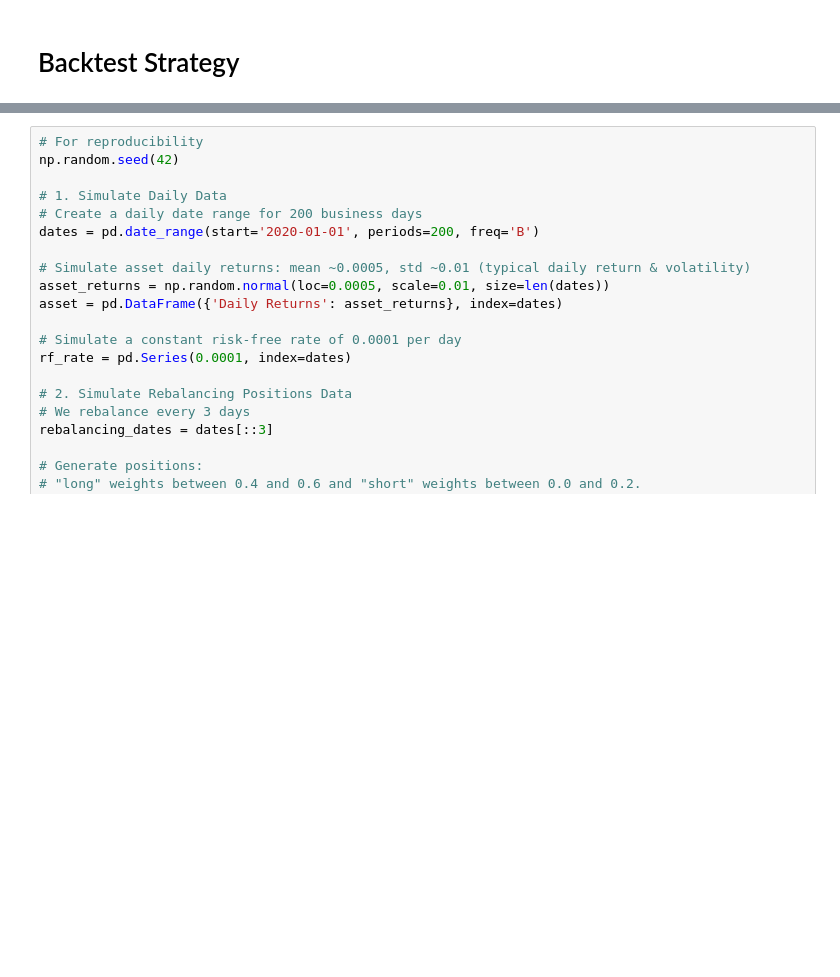
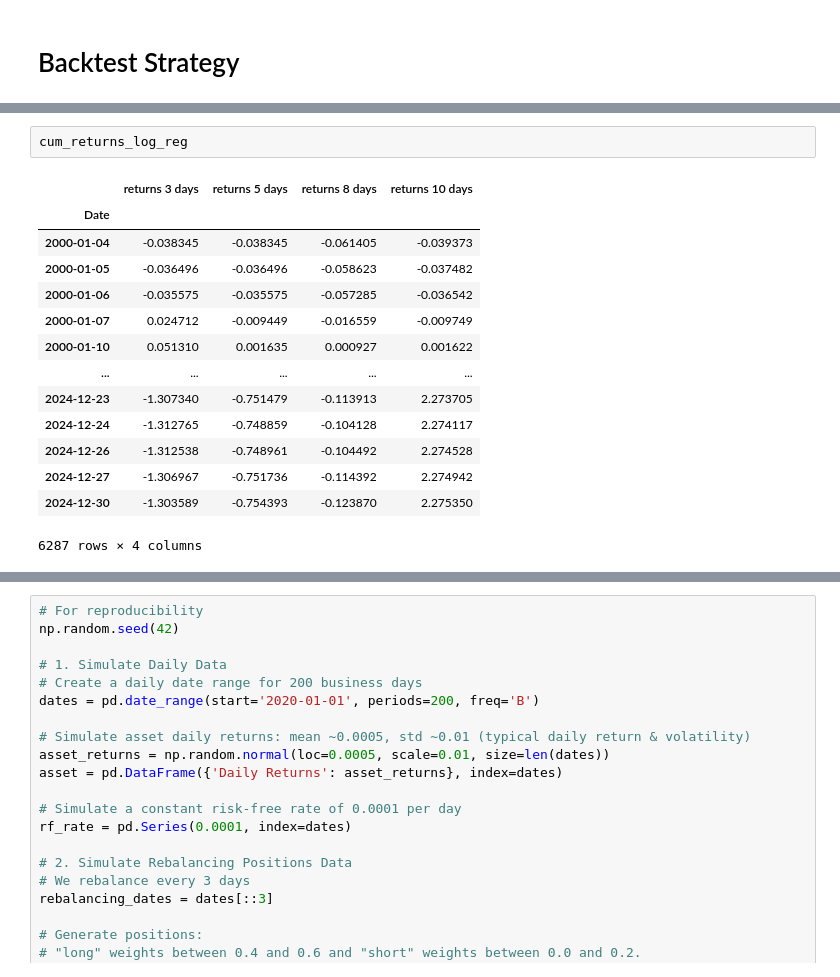
Before and after one commit to BSIC/Momentum_ML, a Jupyter notebook: Backtest.ipynb, the cells around one changed output, grey strips where cells are left out. Saved outputs shown, nothing was run; the diff lists cells and outputs as text; blank space fills up the shorter version.

```diff
--- a/Backtest.ipynb
+++ b/Backtest.ipynb
@@ -200,0 +198,17 @@ def backtest_strategy(position, asset, rf_rate, tc=0.0005):
+# %%
+cum_returns_log_reg
+# %% [output]
+|  | returns 3 days | returns 5 days | returns 8 days | returns 10 days |
+| Date |  |  |  |  |
+| 2000-01-04 | -0.038345 | -0.038345 | -0.061405 | -0.039373 |
+| 2000-01-05 | -0.036496 | -0.036496 | -0.058623 | -0.037482 |
+| 2000-01-06 | -0.035575 | -0.035575 | -0.057285 | -0.036542 |
+| 2000-01-07 | 0.024712 | -0.009449 | -0.016559 | -0.009749 |
+| 2000-01-10 | 0.051310 | 0.001635 | 0.000927 | 0.001622 |
+| ... | ... | ... | ... | ... |
+| 2024-12-23 | -1.307340 | -0.751479 | -0.113913 | 2.273705 |
+| 2024-12-24 | -1.312765 | -0.748859 | -0.104128 | 2.274117 |
+| 2024-12-26 | -1.312538 | -0.748961 | -0.104492 | 2.274528 |
+| 2024-12-27 | -1.306967 | -0.751736 | -0.114392 | 2.274942 |
+| 2024-12-30 | -1.303589 | -0.754393 | -0.123870 | 2.275350 |
+6287 rows × 4 columns
```
Also changed, not shown: parts of 26 cells of this notebook.
